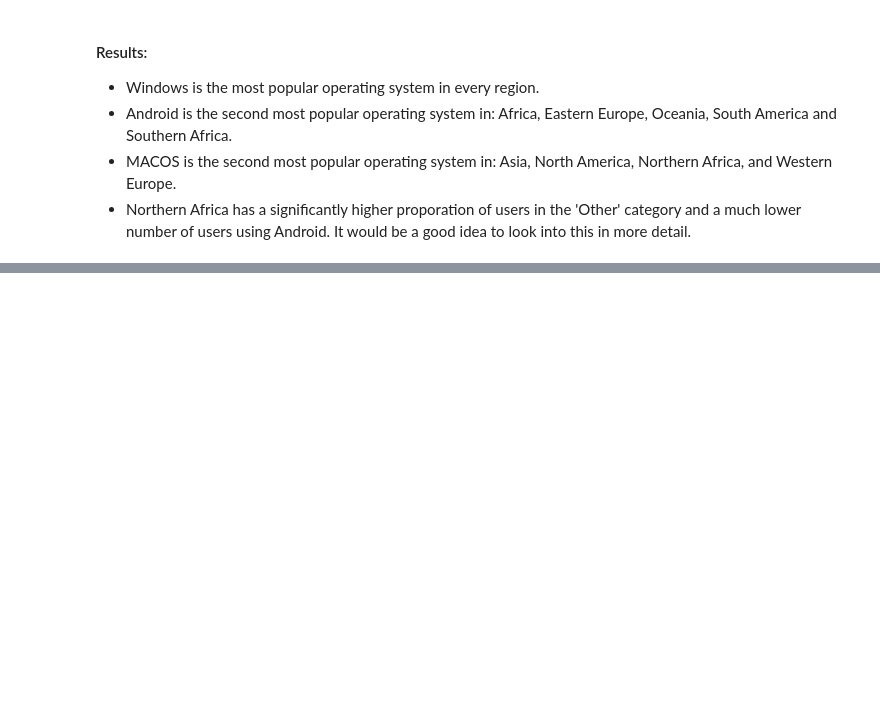
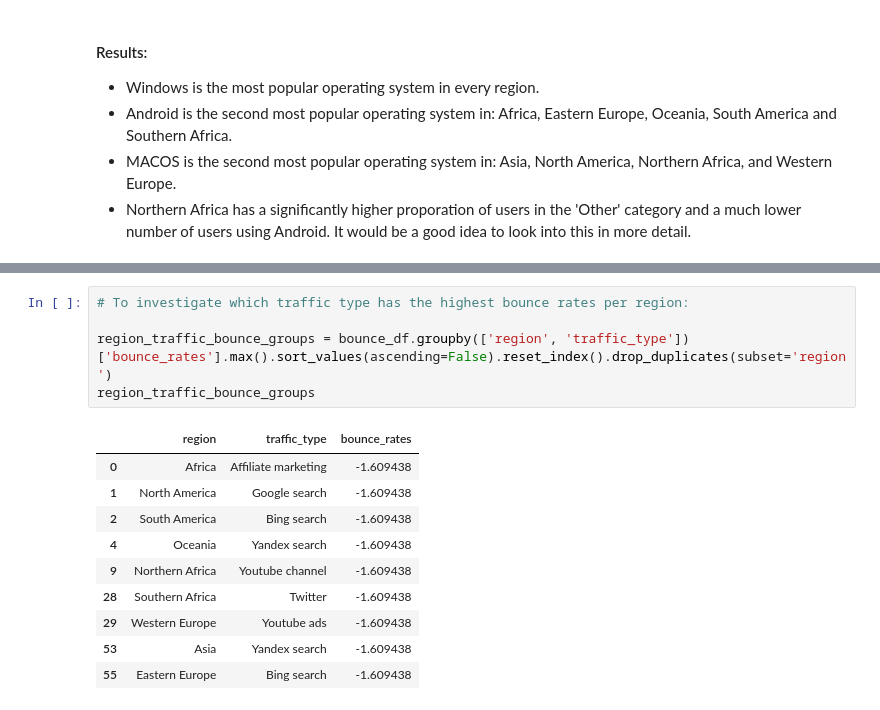
Before and after one commit to Chills00/exploratory-data-analysis---online-shopping-in-retail917, a Jupyter notebook: Analysis_Notebook.ipynb, the cells around one changed output, grey strips where cells are left out. Cells and saved outputs as stored; diff of their text form; blank space fills up the shorter version.

```diff
--- a/Analysis_Notebook.ipynb
+++ b/Analysis_Notebook.ipynb
@@ -435,0 +480,16 @@ Text(0.5, 28.999999999999986, 'Region')
+# %%
+# To investigate which traffic type has the highest bounce rates per region:
+
+region_traffic_bounce_groups = bounce_df.groupby(['region', 'traffic_type'])['bounce_rates'].max().sort_values(ascending=False).reset_index().drop_duplicates(subset='region')
+region_traffic_bounce_groups
+# %% [output]
+|  | region | traffic_type | bounce_rates |
+| 0 | Africa | Affiliate marketing | -1.609438 |
+| 1 | North America | Google search | -1.609438 |
+| 2 | South America | Bing search | -1.609438 |
+| 4 | Oceania | Yandex search | -1.609438 |
+| 9 | Northern Africa | Youtube channel | -1.609438 |
+| 28 | Southern Africa | Twitter | -1.609438 |
+| 29 | Western Europe | Youtube ads | -1.609438 |
+| 53 | Asia | Yandex search | -1.609438 |
+| 55 | Eastern Europe | Bing search | -1.609438 |
```
Also changed, not shown: parts of 12 cells of this notebook.
